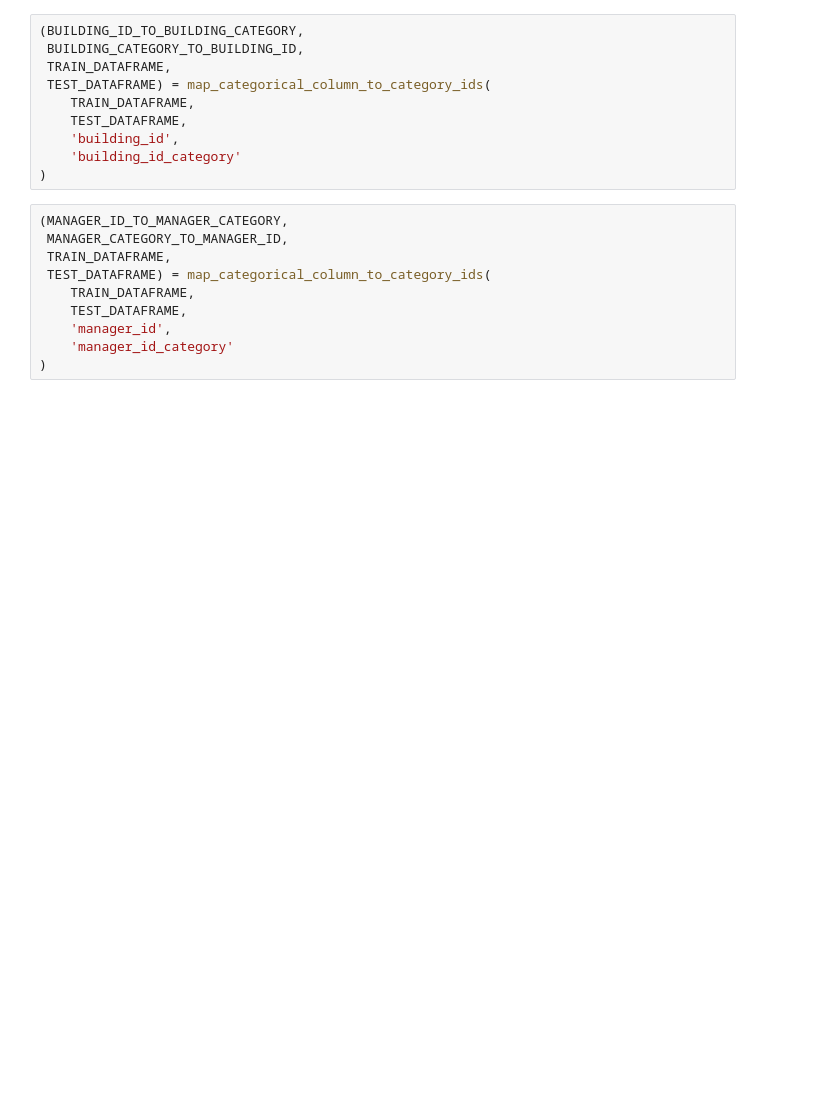
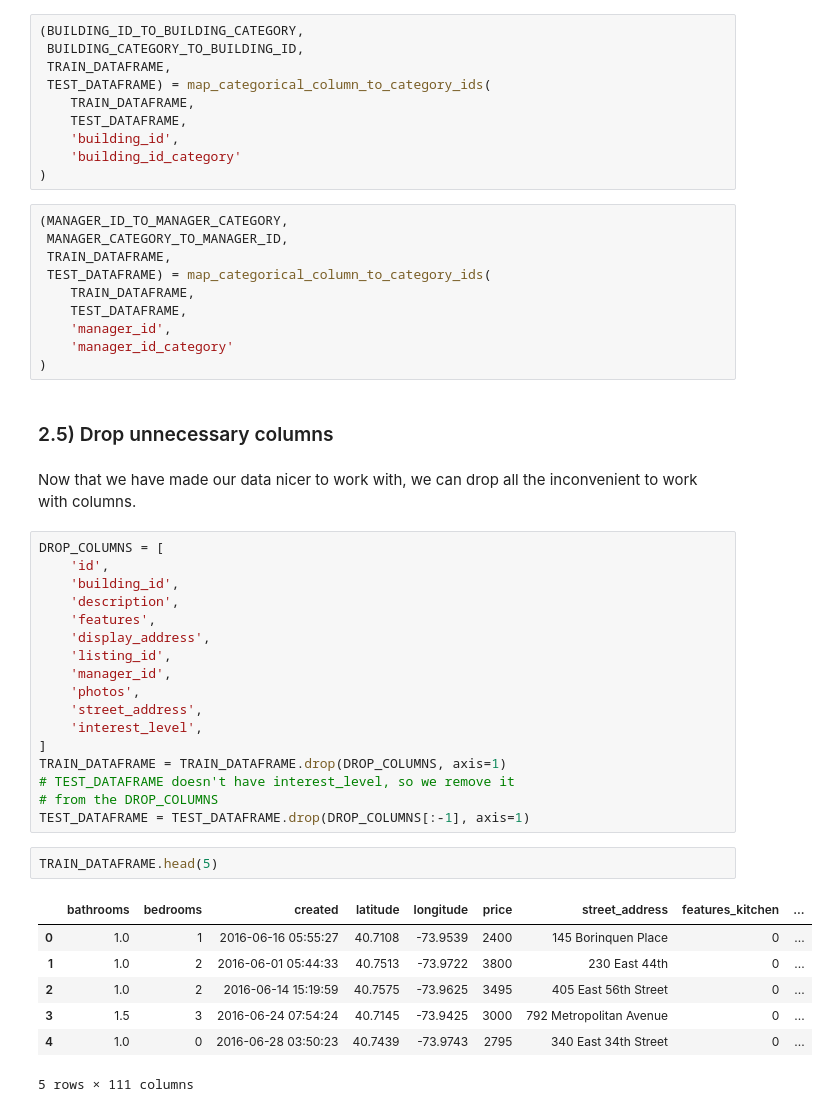
Before and after one commit to smspillaz/aalto-CS-kaggle-competitions, a Jupyter notebook: two-sigma-rental-interest/kernel.ipynb, the cells around one changed output. Cells and saved outputs as stored; diff of their text form; blank space fills up the shorter version.

Commit message:
kernel: Drop unneeded columns once we've finished cleaning the data

```diff
--- a/two-sigma-rental-interest/kernel.ipynb
+++ b/two-sigma-rental-interest/kernel.ipynb
@@ -228,3 +228,34 @@ be some managers that are in the test dataframe which are not in the training da
     'manager_id',
     'manager_id_category'
 )
+# %% [markdown]
+### 2.5) Drop unnecessary columns
+# %% [markdown]
+Now that we have made our data nicer to work with, we can drop all the inconvenient to work with columns.
+# %%
+DROP_COLUMNS = [
+    'id',
+    'building_id',
+    'description',
+    'features',
+    'display_address',
+    'listing_id',
+    'manager_id',
+    'photos',
+    'street_address',
+    'interest_level',
+]
+TRAIN_DATAFRAME = TRAIN_DATAFRAME.drop(DROP_COLUMNS, axis=1)
+# TEST_DATAFRAME doesn't have interest_level, so we remove it
+# from the DROP_COLUMNS
+TEST_DATAFRAME = TEST_DATAFRAME.drop(DROP_COLUMNS[:-1], axis=1)
+# %%
+TRAIN_DATAFRAME.head(5)
+# %% [output]
+|  | bathrooms | bedrooms | created | latitude | longitude | price | street_address | features_kitchen | ... |
+| 0 | 1.0 | 1 | 2016-06-16 05:55:27 | 40.7108 | -73.9539 | 2400 | 145 Borinquen Place | 0 | ... |
+| 1 | 1.0 | 2 | 2016-06-01 05:44:33 | 40.7513 | -73.9722 | 3800 | 230 East 44th | 0 | ... |
+| 2 | 1.0 | 2 | 2016-06-14 15:19:59 | 40.7575 | -73.9625 | 3495 | 405 East 56th Street | 0 | ... |
+| 3 | 1.5 | 3 | 2016-06-24 07:54:24 | 40.7145 | -73.9425 | 3000 | 792 Metropolitan Avenue | 0 | ... |
+| 4 | 1.0 | 0 | 2016-06-28 03:50:23 | 40.7439 | -73.9743 | 2795 | 340 East 34th Street | 0 | ... |
+5 rows × 111 columns
```
